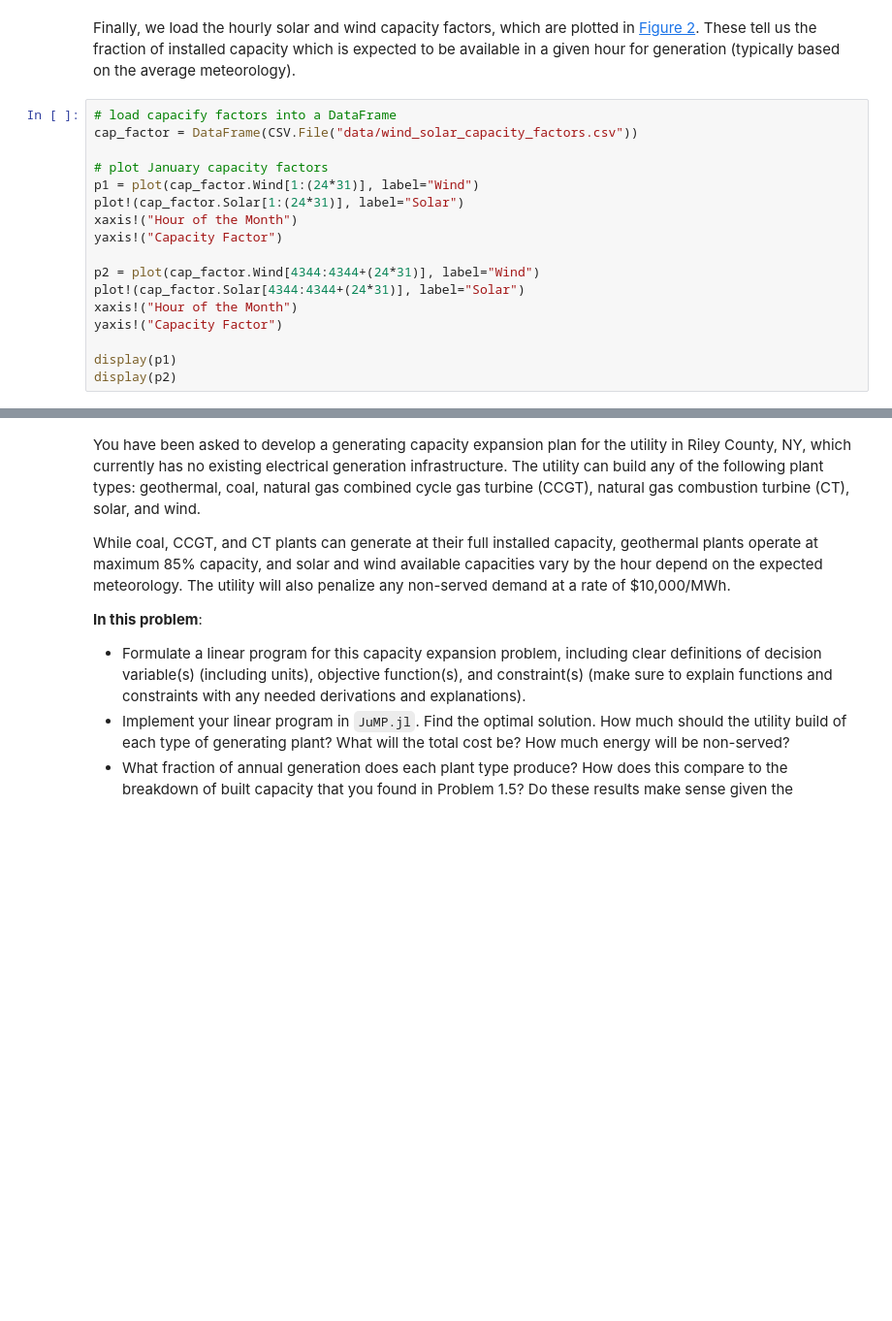
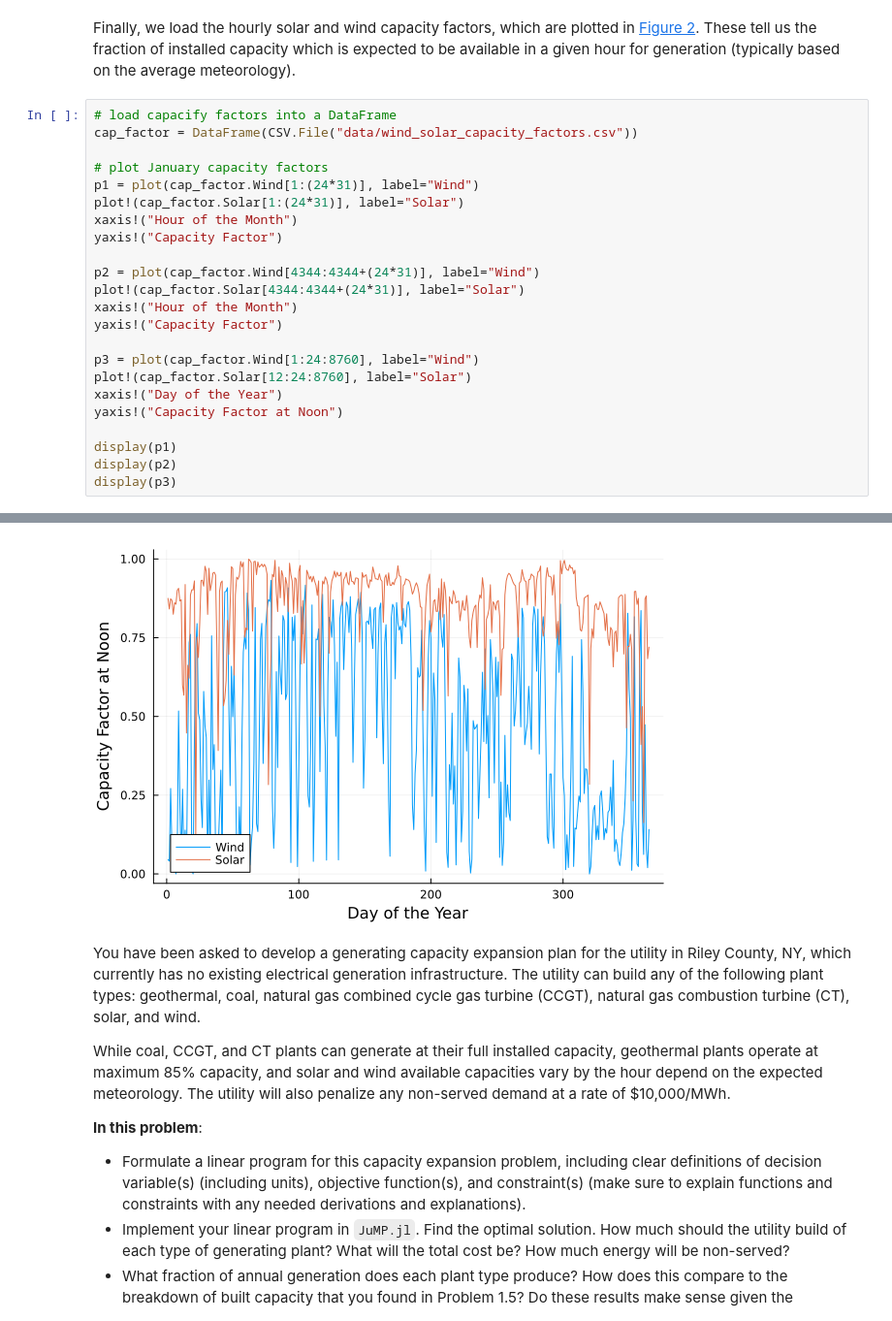
Before and after one commit to BEE4750-FA24/hw4-sad, a Jupyter notebook: hw04.ipynb, the cells around one changed output, grey strips where cells are left out. Shown at 97% size. Drawn from its saved outputs; the diff is of its cells as text; blank space fills up the shorter version.

```diff
--- a/hw04.ipynb
+++ b/hw04.ipynb
@@ -252,23 +258,30 @@ meteorology).
 # %%
 # load capacify factors into a DataFrame
 cap_factor = DataFrame(CSV.File("data/wind_solar_capacity_factors.csv"))
 
 # plot January capacity factors
 p1 = plot(cap_factor.Wind[1:(24*31)], label="Wind")
 plot!(cap_factor.Solar[1:(24*31)], label="Solar")
 xaxis!("Hour of the Month")
 yaxis!("Capacity Factor")
 
 p2 = plot(cap_factor.Wind[4344:4344+(24*31)], label="Wind")
 plot!(cap_factor.Solar[4344:4344+(24*31)], label="Solar")
 xaxis!("Hour of the Month")
 yaxis!("Capacity Factor")
 
+p3 = plot(cap_factor.Wind[1:24:8760], label="Wind")
+plot!(cap_factor.Solar[12:24:8760], label="Solar")
+xaxis!("Day of the Year")
+yaxis!("Capacity Factor at Noon")
+
 display(p1)
 display(p2)
+display(p3)
 # %% [output]
 [figure]
 [figure]
+[figure, added]
 # %% [markdown]
 You have been asked to develop a generating capacity expansion plan for
 the utility in Riley County, NY, which currently has no existing
```
Also changed, not shown: parts of 5 cells of this notebook.
